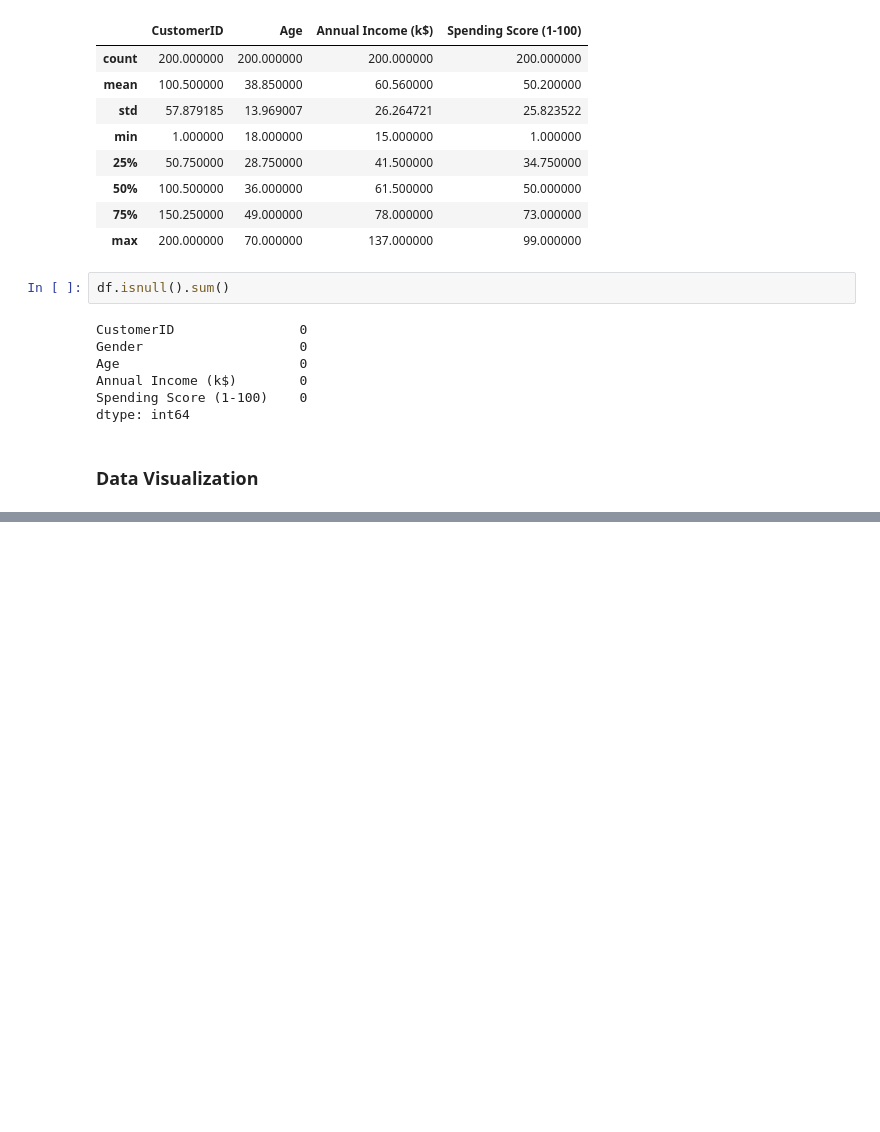
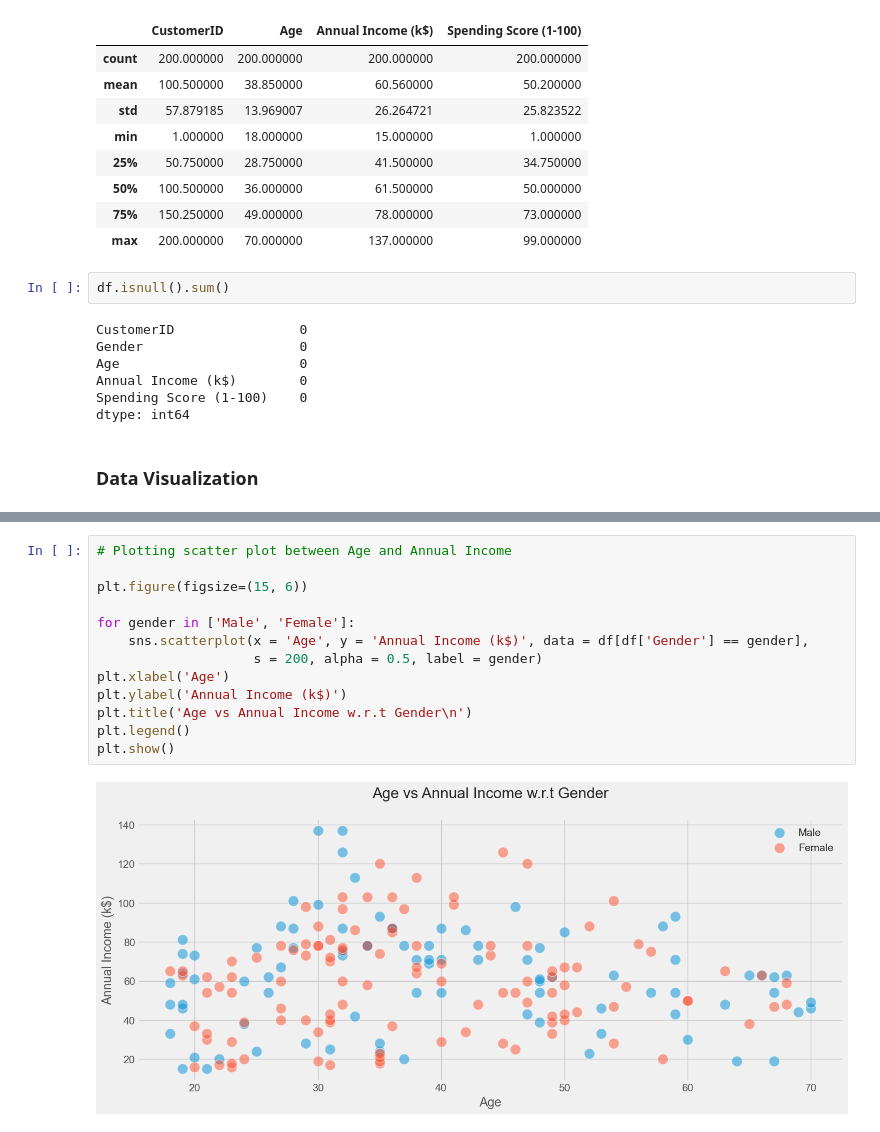
Before and after one commit to itsVarun20/Mall-Customers-Segmentation-Analysis, a Jupyter notebook: Mall_Customer_Segmentation_Analysis.ipynb, the cells around one changed output, grey strips where cells are left out. Saved outputs shown, nothing was run; the diff lists cells and outputs as text; blank space fills up the shorter version.

```diff
--- a/Mall_Customer_Segmentation_Analysis.ipynb
+++ b/Mall_Customer_Segmentation_Analysis.ipynb
@@ -74,0 +116,15 @@ df.
+# %%
+# Plotting scatter plot between Age and Annual Income
+
+plt.figure(figsize=(15, 6))
+
+for gender in ['Male', 'Female']:
+    sns.scatterplot(x = 'Age', y = 'Annual Income (k$)', data = df[df['Gender'] == gender],
+                    s = 200, alpha = 0.5, label = gender)
+plt.xlabel('Age')
+plt.ylabel('Annual Income (k$)')
+plt.title('Age vs Annual Income w.r.t Gender\n')
+plt.legend()
+plt.show()
+# %% [output]
+[figure, added]
```
Also changed, not shown: parts of 8 cells of this notebook.
